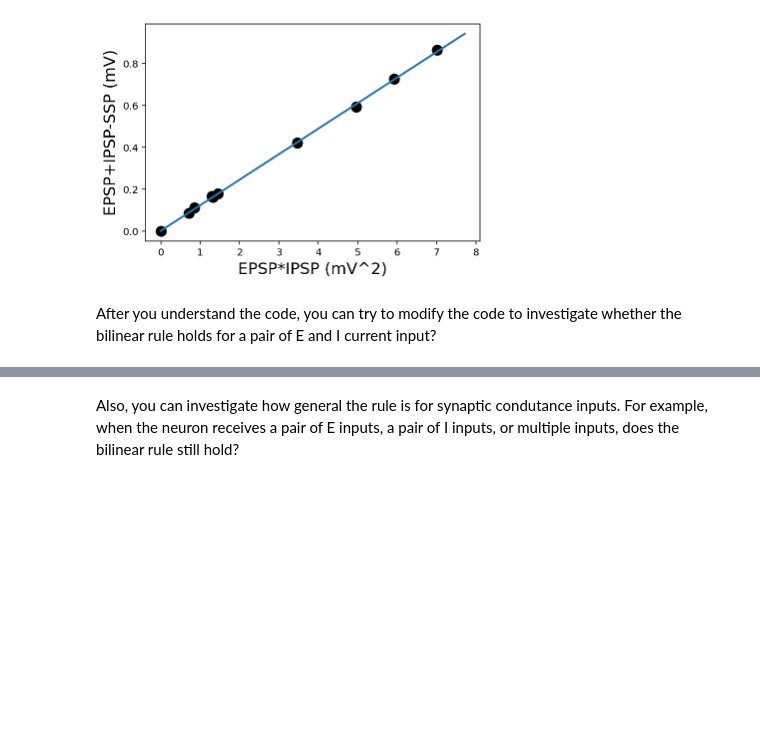
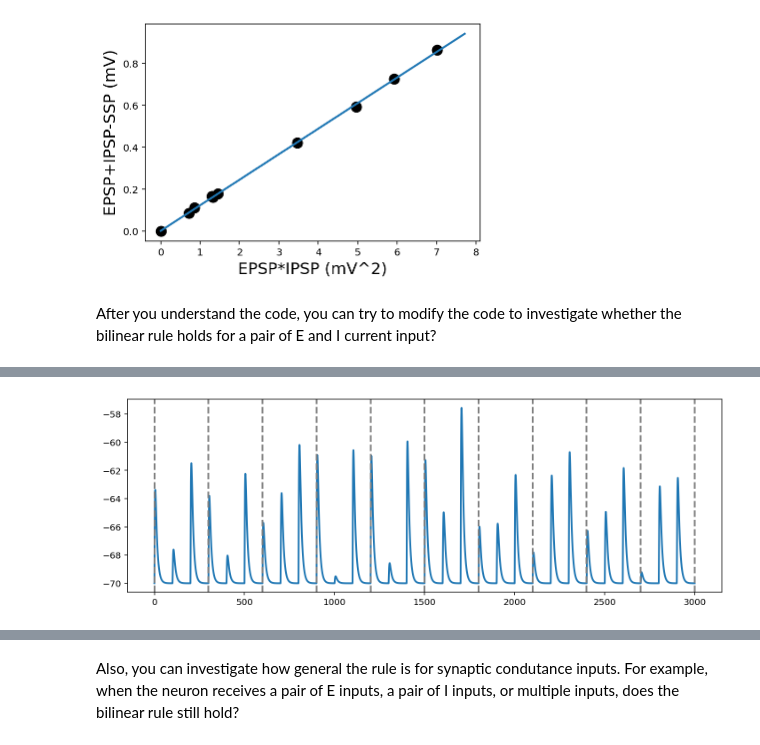
Before and after one commit to NeoNeuron/SJTU-11th-CNS-Winter-School, a Jupyter notebook: tutorial2/ans/Tutorial2_Neuronal_Dynamics_Part2-ans.ipynb, the cells around one changed output, grey strips where cells are left out. Drawn from its saved outputs; the diff is of its cells as text; code cells hidden in the pictures; blank space fills up the shorter version.

```diff
--- a/tutorial2/ans/Tutorial2_Neuronal_Dynamics_Part2-ans.ipynb
+++ b/tutorial2/ans/Tutorial2_Neuronal_Dynamics_Part2-ans.ipynb
@@ -606,0 +704,6 @@ After you understand the code, you can try to modify the code to investigate whe
+# %%
+figure(figsize=(12,4))
+plot(t, V, label='somatic potential')
+[axvline(i*300, color='grey', ls='--') for i in range(0,trial_n+1)];
+# %% [output]
+[figure, added]
```
Also changed, not shown: parts of 19 cells of this notebook, 3 other files.
